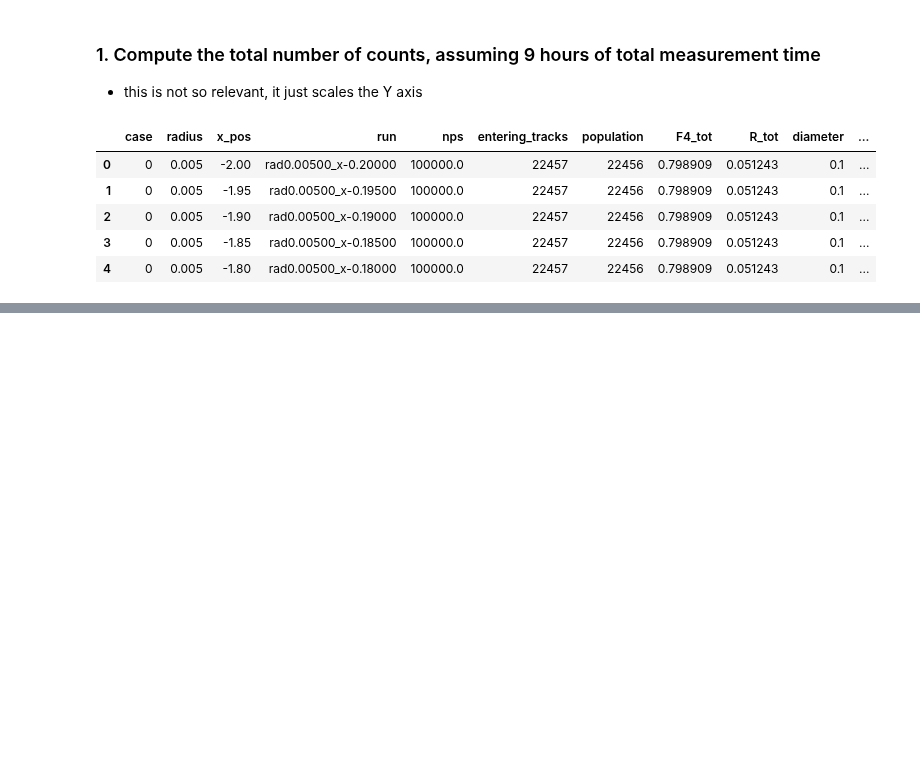
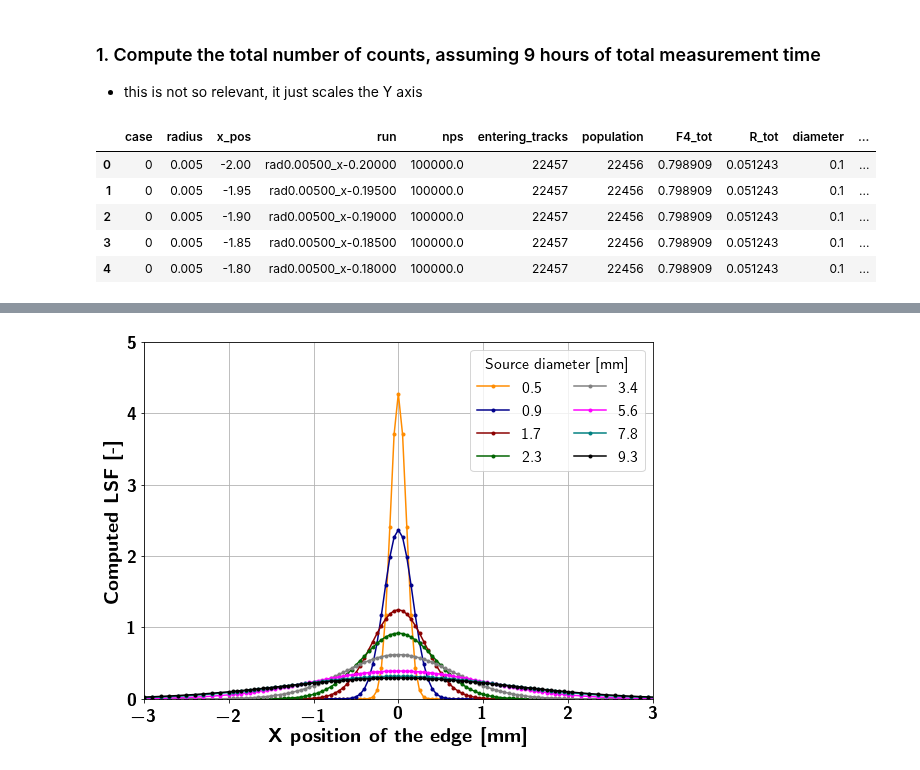
Before and after one commit to kromerh/phd_python, a Jupyter notebook: 04_emitting_spot_size/03.Lookup_table_simulation_MCNP6.ipynb, the cells around one changed output, grey strips where cells are left out. Drawn from its saved outputs; the diff is of its cells as text; code cells hidden in the pictures; blank space fills up the shorter version.

```diff
--- a/04_emitting_spot_size/03.Lookup_table_simulation_MCNP6.ipynb
+++ b/04_emitting_spot_size/03.Lookup_table_simulation_MCNP6.ipynb
@@ -143,0 +157,92 @@ plt.show()
+# %%
+def fun_calculate_FWHM_of_ESF(
+    # calculate the FWHM of the LSF fitted to the ESF
+    # return FWHM, Y_log_fermi_func, p1, r_squared
+    X,  # X values from the ESF (in mm)
+    Y,  # Y values from the ESF (can be anything)
+    p0 # initial guess for the fit
+    ):
+
+    # log_fermi_func_zboray
+    def fitfunc(p, x):
+        z = np.exp( -( (x-p[1])/(p[2]) ) )
+        return (p[0] / ( 1 + z )) + p[3]
+    def errfunc(p, x, y):
+        return fitfunc(p, x) - y # Distance to the fit function
+
+
+    # m = np.mean(Y[0:5])
+    # p0 = [5e+03, 5e-2, radius, m] # Initial guess for the parameters
+    p1, success = optimize.leastsq(errfunc, p0[:], args=(X, Y))
+
+    # r-squared
+    residuals = Y - fitfunc(p1, X)
+    ss_residuals = np.sum(residuals**2)   # residual sum of squares
+    ss_tot =  np.sum((Y-np.mean(Y))**2) # total sum of squares
+    r_squared = 1 - (ss_residuals / ss_tot)
+    FWHM = 3.53 * p1[2]
+
+    Y_log_fermi_func = fitfunc(p1, X)
+
+    # return the FWHM from the 3.53c (logistic fit) and
+    # Y_log_fermi_func: is the Y values for the plot of the log fermi function
+
+    return FWHM, Y_log_fermi_func, p1, r_squared
+
+def gauss_func(x,sigma,mu):
+    return ((1/(sigma*np.sqrt(2*np.pi))*np.exp(-((x-mu)**2/(2*(sigma)**2)))))
+
+diameters = data['diameter'].unique()
+ids = [4,8,16,22,33,55,77,92]
+colors = ['darkorange', 'darkblue', 'darkred', 'darkgreen', 'gray', 'magenta', 'teal', 'black']
+p0 = [1, 1e-3, 1e-1, 5e3]
+fig = plt.figure(figsize=(8, 6))
+ax1 = fig.add_subplot(1, 1, 1)
+fs = 20
+markersize = 3
+outputfolder = '/Users/hkromer/polybox/Thesis/Chapters/DetailedNeutronGeneratorCharacterization/Figures/emitting_spot_size_lookup_table/'
+figname = 'explain_code_FWHM'
+
+for idx, color in zip(ids, colors):
+    diameter = diameters[idx]
+
+    # select only that diameter
+    df = data[ data['diameter'] == diameter ]
+    df = df.sort_values(by='x_pos')
+
+#     # normalize the countrate by the lower end ones
+#     higher_countrates = df[ df['x_pos'] > 5 ]
+#     mean_higher_countrates = np.mean(higher_countrates['counts'])
+#     df['counts_normalized'] = df['counts'] / mean_higher_countrates
+# #     print(mean_lower_countrates)
+#     # plot
+    X = df['x_pos'].values
+    y = df['counts'].values
+
+    FWHM, Y_log_fermi_func, p1, r_squared = fun_calculate_FWHM_of_ESF(X,y,p0)
+    # compute sigma from the gaussian function
+    sigma = np.abs(FWHM)/(np.sqrt(8*np.log(2)))
+    # plot the FWHM curve
+    print(np.abs(FWHM),diameter)
+    plt.plot(X,gauss_func(X,sigma,0), color=color, label=f'{diameter:.1f}', markersize=markersize, marker='o')
+
+plt.xlabel(r'\textbf{X position of the edge [mm]}', fontsize=fs)
+plt.ylabel(r'\textbf{Computed LSF [-]}', fontsize=fs)
+
+ax1.tick_params('x', colors='black', labelsize=fs-2)
+ax1.tick_params('y', colors='black', labelsize=fs-2)
+
+ax1.grid(b=True, which='major', linestyle='-')
+ax1.grid(b=True, which='minor', linestyle='--')
+
+leg = plt.legend(fontsize=fs-4, loc='best', ncol=2)
+leg.set_title(r'Source diameter [mm]', prop = {'size': fs-4,})
+plt.yticks(np.arange(0,6,1))
+plt.ylim(0,5)
+plt.xlim(-3,3)
+plt.tight_layout()
+
+
+plt.savefig(f'{outputfolder}/{figname}.pdf')
+plt.show()
+# %% [output]
@@ -144,3 +257,4 @@ plt.show()
+[figure, added]
 # %%
 def fun_calculate_FWHM_of_ESF(
 	# calculate the FWHM of the LSF fitted to the ESF
```
Also changed, not shown: parts of 6 cells of this notebook.
